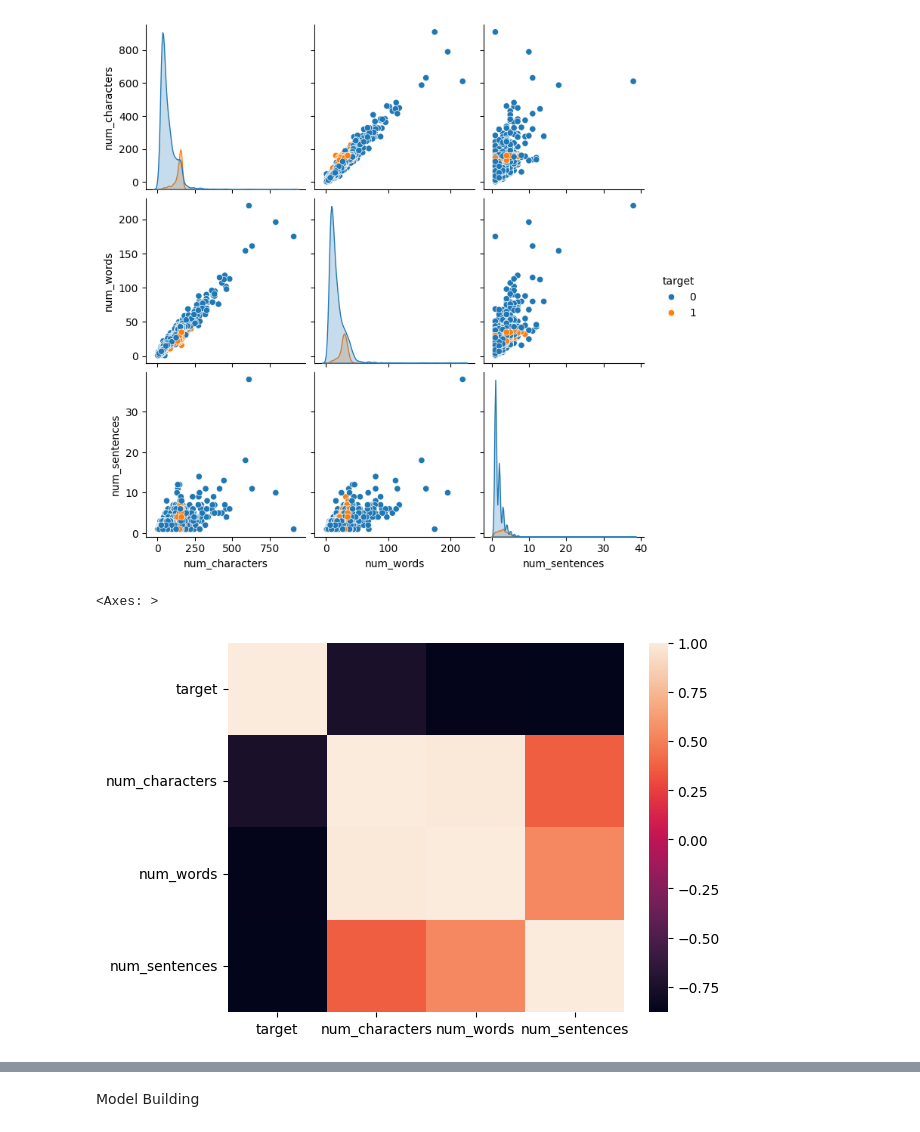
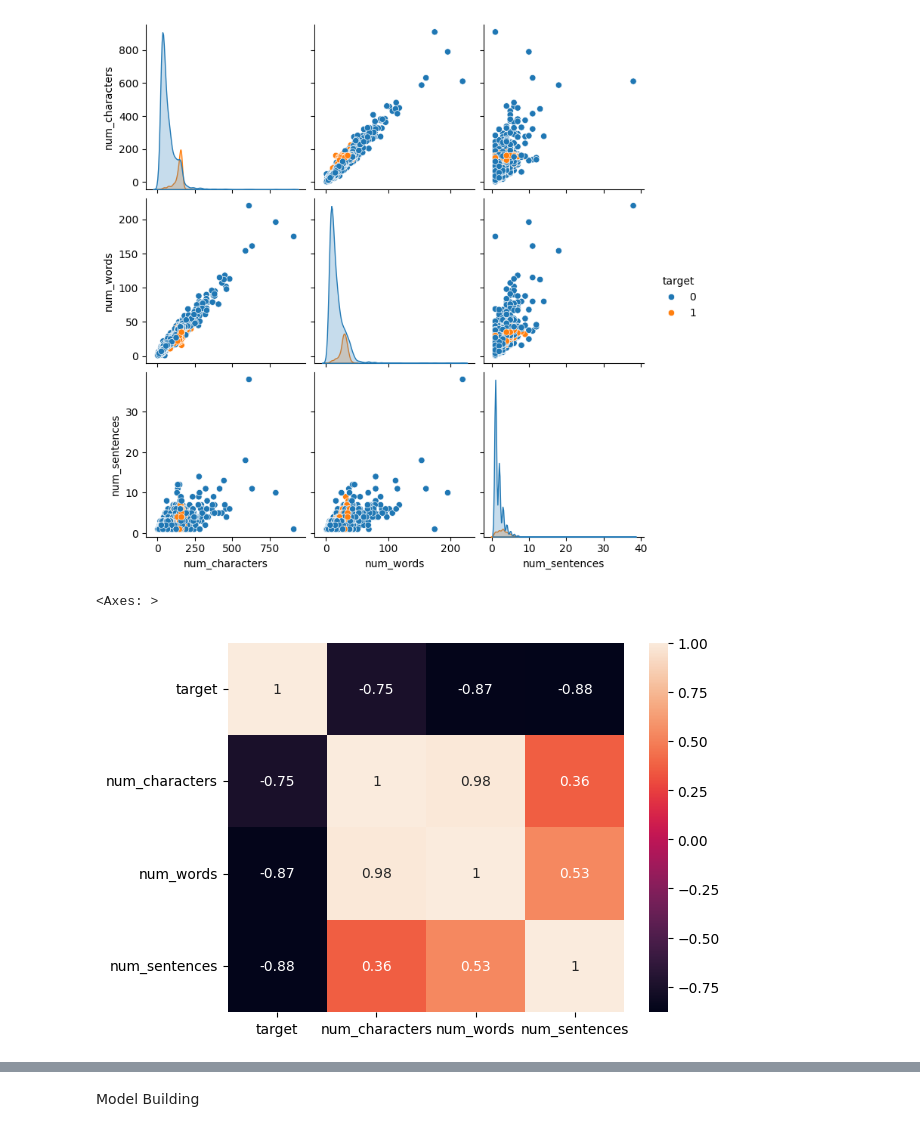
Before and after one commit to YudhirAcharya/MLProjects, a Jupyter notebook: emailSpamClassifier/Main.ipynb, the cells around one changed output, grey strips where cells are left out. Saved outputs shown, nothing was run; the diff lists cells and outputs as text; code cells hidden in the pictures.

```diff
--- a/emailSpamClassifier/Main.ipynb
+++ b/emailSpamClassifier/Main.ipynb
@@ -264,7 +264,7 @@ sns.pairplot(df, hue='target')
 non_numeric_columns = df.select_dtypes(exclude=['number']).columns
 correlation_matrix = df.drop(columns=non_numeric_columns).corr()
 # %%
-sns.heatmap(correlation_matrix.corr())
+sns.heatmap(correlation_matrix.corr(),annot = True)
 # %% [output]
 <Axes: >
-[figure, old version]
+[figure, new version]
```
Also changed, not shown: parts of 4 cells of this notebook.
